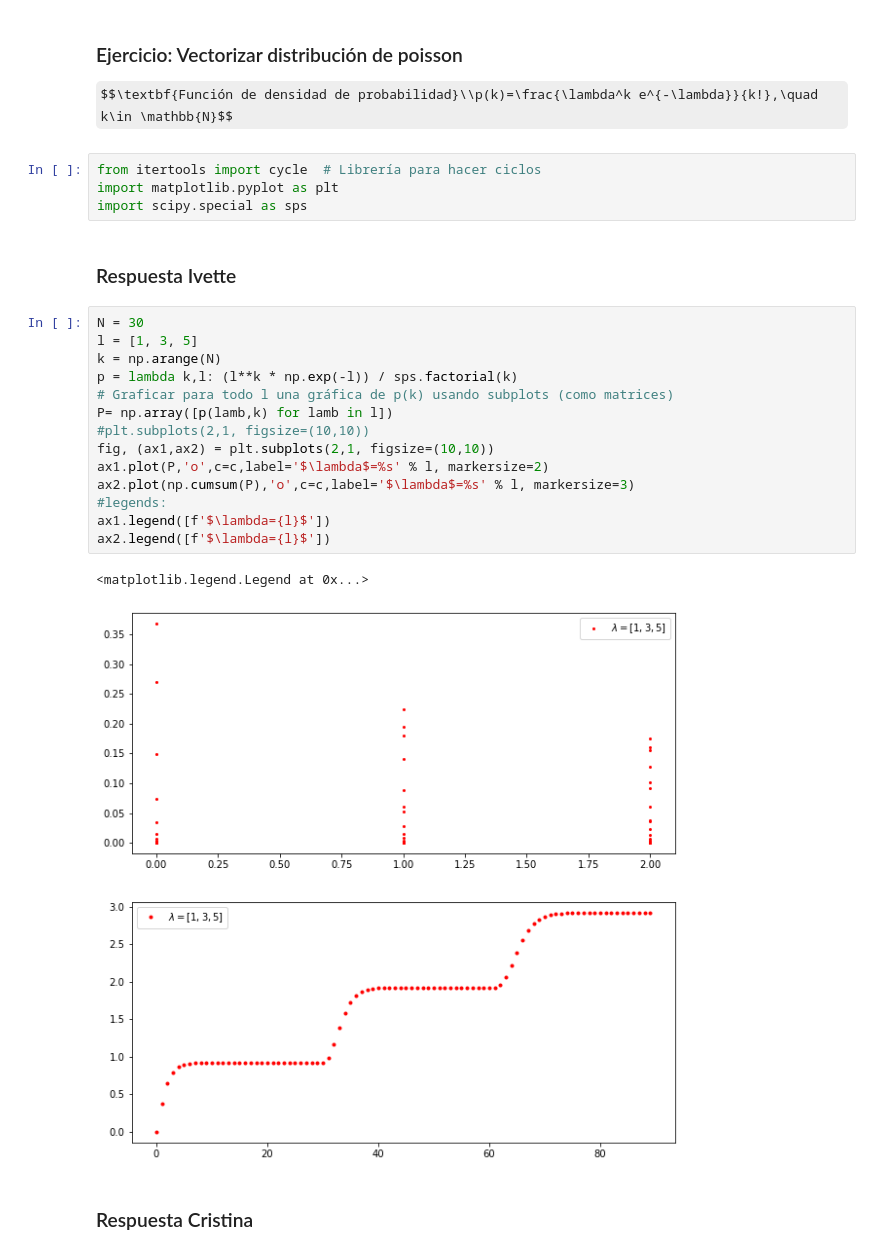
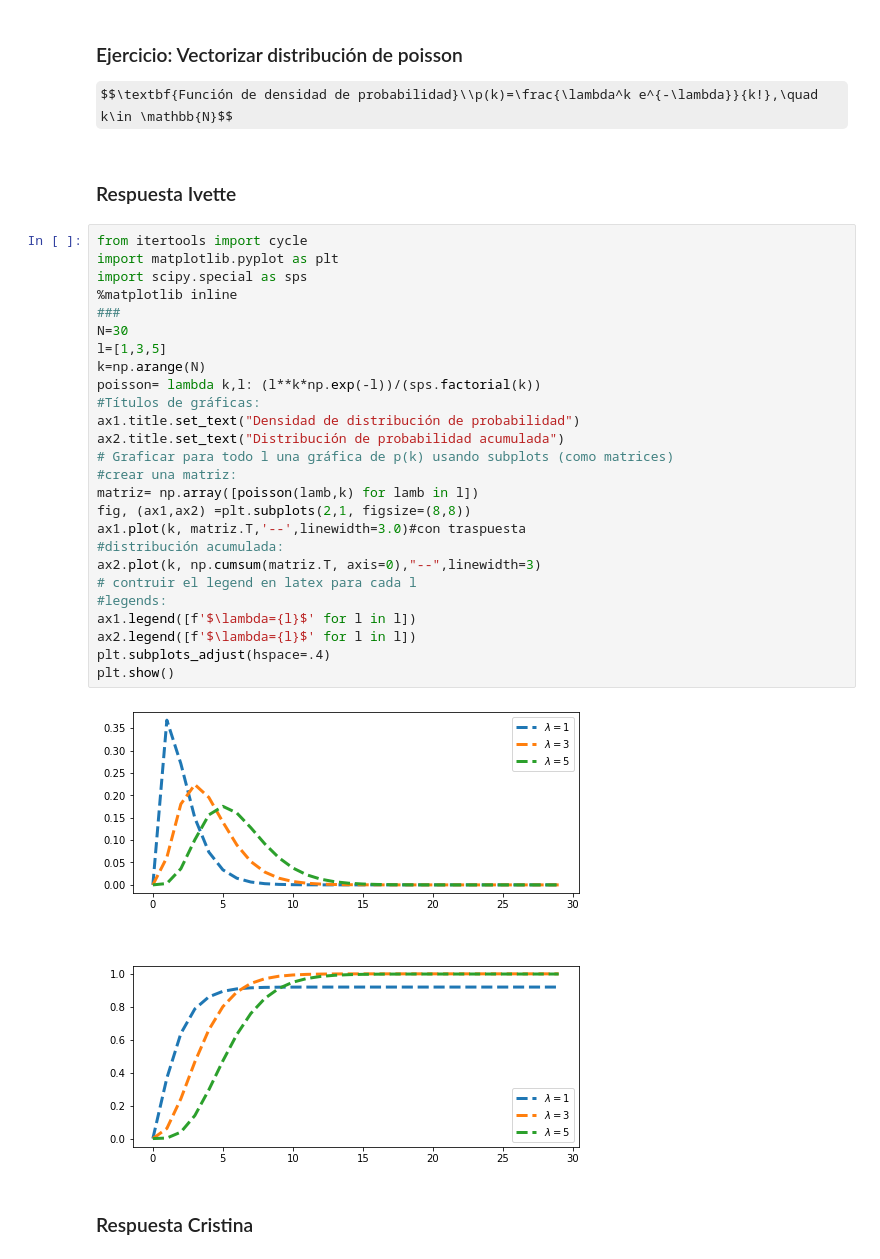
Before and after one commit to ACristinaVV/ProyectoConjunto2_ILANDAVERDE_ACVAZQUEZ, a Jupyter notebook: Tarea2_ILANDAVERDE_ACVAZQUEZ.ipynb, the cells around one changed output. Drawn from its saved outputs; the diff is of its cells as text; some formulas as TeX source.

```diff
--- a/Tarea2_ILANDAVERDE_ACVAZQUEZ.ipynb
+++ b/Tarea2_ILANDAVERDE_ACVAZQUEZ.ipynb
@@ -255,29 +255,36 @@ Aplicando la función sugerida, el resultado es: [0 2]
 # %% [markdown]
 ### Ejercicio: Vectorizar distribución de poisson
 $$\textbf{Función de densidad de probabilidad}\\p(k)=\frac{\lambda^k e^{-\lambda}}{k!},\quad k\in \mathbb{N}$$
-# %%
-from itertools import cycle  # Librería para hacer ciclos
-import matplotlib.pyplot as plt
-import scipy.special as sps
 # %% [markdown]
 ### Respuesta Ivette
 # %%
-N = 30
-l = [1, 3, 5]
-k = np.arange(N)
-p = lambda k,l: (l**k * np.exp(-l)) / sps.factorial(k)
+from itertools import cycle
+import matplotlib.pyplot as plt
+import scipy.special as sps
+%matplotlib inline
+###
+N=30
+l=[1,3,5]
+k=np.arange(N)
+poisson= lambda k,l: (l**k*np.exp(-l))/(sps.factorial(k))
+#Títulos de gráficas:
+ax1.title.set_text("Densidad de distribución de probabilidad")
+ax2.title.set_text("Distribución de probabilidad acumulada")
 # Graficar para todo l una gráfica de p(k) usando subplots (como matrices)
-P= np.array([p(lamb,k) for lamb in l])
-#plt.subplots(2,1, figsize=(10,10))
-fig, (ax1,ax2) = plt.subplots(2,1, figsize=(10,10))
-ax1.plot(P,'o',c=c,label='$\lambda$=%s' % l, markersize=2)
-ax2.plot(np.cumsum(P),'o',c=c,label='$\lambda$=%s' % l, markersize=3)
+#crear una matriz:
+matriz= np.array([poisson(lamb,k) for lamb in l])
+fig, (ax1,ax2) =plt.subplots(2,1, figsize=(8,8))
+ax1.plot(k, matriz.T,'--',linewidth=3.0)#con traspuesta
+#distribución acumulada:
+ax2.plot(k, np.cumsum(matriz.T, axis=0),"--",linewidth=3)
+# contruir el legend en latex para cada l
 #legends:
-ax1.legend([f'$\lambda={l}$'])
-ax2.legend([f'$\lambda={l}$'])
+ax1.legend([f'$\lambda={l}$' for l in l])
+ax2.legend([f'$\lambda={l}$' for l in l])
+plt.subplots_adjust(hspace=.4)
+plt.show()
 # %% [output]
-<matplotlib.legend.Legend at 0x...>
-[figure, old version]
+[figure, new version]
 # %% [markdown]
 ### Respuesta Cristina
 # %%
```
